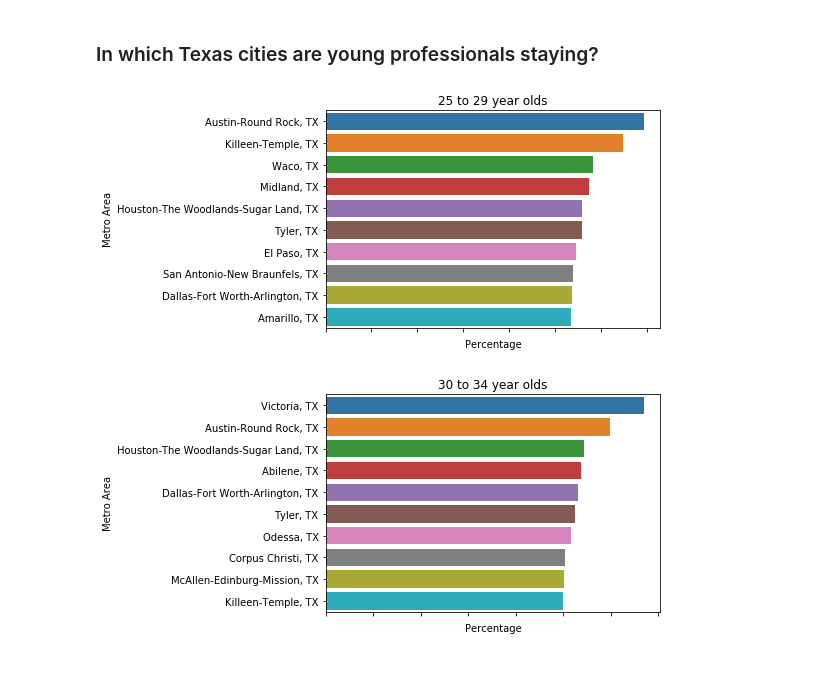
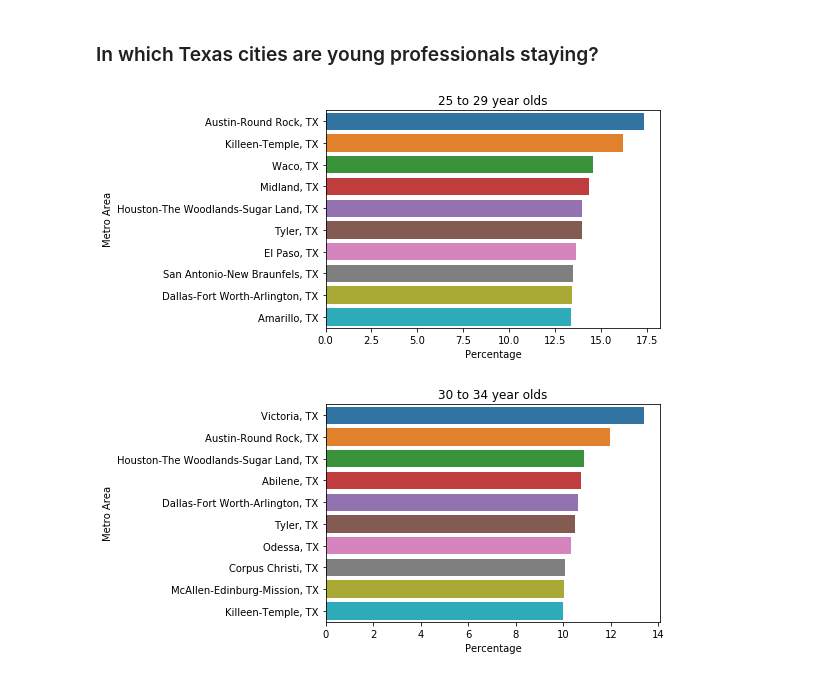
Before and after one commit to stanley-chi/City-of-Arlington-Presentation, a Jupyter notebook: Mobility in US Metropolitan Areas.ipynb, the cells around one changed output. Saved outputs shown, nothing was run; the diff lists cells and outputs as text; code cells hidden in the pictures.

```diff
--- a/Mobility in US Metropolitan Areas.ipynb
+++ b/Mobility in US Metropolitan Areas.ipynb
@@ -128,7 +131,7 @@ Functions created to analyze and visualize with any variables
 # %%
 # returns subset of dataframe based on a specific age group or a mobility category
 def select_cols(df, target):
-    new_df = df.iloc[:,:4]
+    new_df = df.iloc[:,:2]
     cols = df.columns
     matching = [s for s in cols if target in s]
     new_df = pd.concat([new_df, df[matching]], axis=1)
@@ -140,13 +143,13 @@ def percent(df):
     #new_df.iloc[:,3:] = new_df.iloc[:,3:].astype(float) / new_df.iloc[:,2].astype(float)
     #new_df.iloc[:,3:] = new_df.iloc[:,3:].astype(float).div(new_df.iloc[:,2], axis = 0)
     new_df = df.copy()
-    new_df.iloc[:,5:] = new_df.iloc[:,5:].astype(float).div(new_df.iloc[:,4], axis=0) * 100
+    new_df.iloc[:,3:] = new_df.iloc[:,3:].astype(float).div(new_df.iloc[:,2], axis=0) * 100
     return new_df
 
 # sort dataframe based on a specific column
 def sort(df, variable):
     new_df = select_cols(df, variable)
-    new_df = new_df.sort_values(by = new_df.columns[4], ascending = False)
+    new_df = new_df.sort_values(by = new_df.columns[2], ascending = False)
     return new_df
 
 # performs all above actions given a specific age group and mobility category
@@ -160,8 +163,10 @@ def sort_by_per(df, v1, v2):
 #
 def melt(df, state, melt):
     df2 = df[df['State'] == state].sort_values(by = 'T', ascending = False).head(5)
+    print(df2)
     df2 = percent(df2)
-    df2_melt = pd.melt(df2, id_vars = [melt], value_vars = df2.columns[5:], value_name = 'Percentage')
+
+    df2_melt = pd.melt(df2, id_vars = [melt], value_vars = df2.columns[3:], value_name = 'Percentage')
 
     return df2_melt
 
@@ -193,22 +200,22 @@ plt.show()
 # %%
 SC_25 = sort_by_per(m_17, 'SC', '25')
 tx_SC_25 = SC_25[SC_25['State'] == 'TX'].head(10)
 SC_30 = sort_by_per(m_17, 'SC', '30')
 tx_SC_30 = SC_30[SC_30['State'] == 'TX'].head(10)
 
 
 ax = sns.barplot(y = 'Geography',x = 'SC 25_29', data = tx_SC_25)
 ax.set_title('25 to 29 year olds')
 ax.set(ylabel='Metro Area', xlabel='Percentage')
-ax.set_xticklabels(ax.get_xticklabels(), rotation = 90)
+#ax.set_xticklabels(ax.get_xticklabels(), rotation = 90)
 plt.show()
 
 
 ax = sns.barplot(y = 'Geography',x = 'SC 30_34', data = tx_SC_30)
 ax.set_title('30 to 34 year olds')
 ax.set(ylabel='Metro Area', xlabel='Percentage')
-ax.set_xticklabels(ax.get_xticklabels(), rotation = 90)
+#ax.set_xticklabels(ax.get_xticklabels(), rotation = 90)
 plt.show()
 # %% [output]
-[figure, old version]
+[figure, new version]
-[figure, old version]
+[figure, new version]
```
Also changed, not shown: parts of 14 cells of this notebook.
